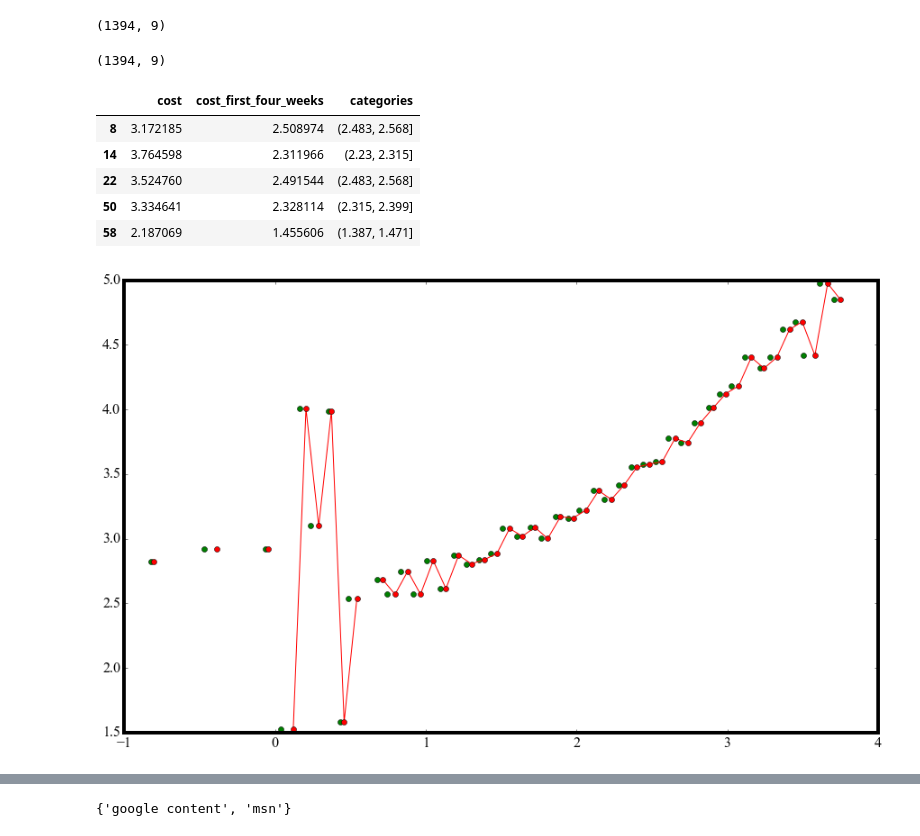
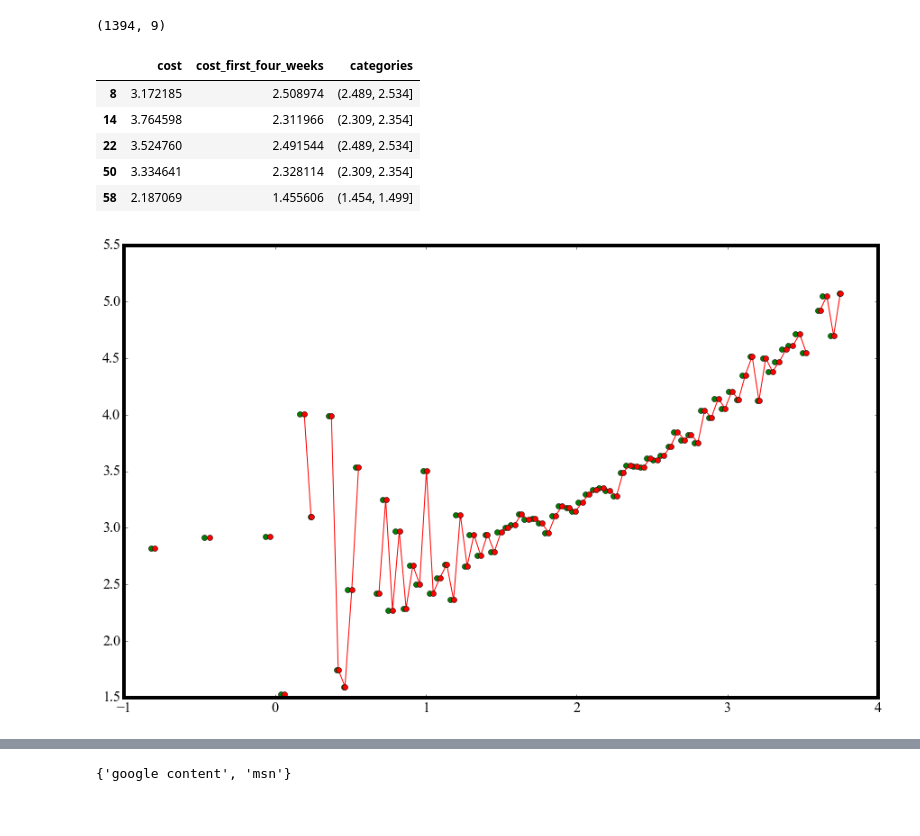
Before and after one commit to gmsardane/employer-ltv, a Jupyter notebook: ltv-calculation.ipynb, the cells around one changed output, grey strips where cells are left out. Cells and saved outputs as stored; diff of their text form; code cells hidden in the pictures.

```diff
--- a/ltv-calculation.ipynb
+++ b/ltv-calculation.ipynb
@@ -513,18 +513,17 @@ test_data.shape
 # %%
 test_data.loc[test_data['cost_first_four_weeks'] == 0, 'cost_first_four_weeks'] = 1e-3
 to_bin_1k = np.log10(test_data[['cost', 'cost_first_four_weeks']])
-hist, bin_edges = np.histogram(to_bin_1k['cost_first_four_weeks'], bins=80)
+hist, bin_edges = np.histogram(to_bin_1k['cost_first_four_weeks'], bins=150)
 categories = pd.cut(to_bin_1k['cost_first_four_weeks'], bin_edges)
 to_bin_1k['categories'] = pd.cut(to_bin_1k['cost_first_four_weeks'], bin_edges)
 to_bin_1k.head()
 # %% [output]
-(1394, 9)
 |  | cost | cost_first_four_weeks | categories |
-| 8 | 3.172185 | 2.508974 | (2.483, 2.568] |
-| 14 | 3.764598 | 2.311966 | (2.23, 2.315] |
-| 22 | 3.524760 | 2.491544 | (2.483, 2.568] |
-| 50 | 3.334641 | 2.328114 | (2.315, 2.399] |
-| 58 | 2.187069 | 1.455606 | (1.387, 1.471] |
+| 8 | 3.172185 | 2.508974 | (2.489, 2.534] |
+| 14 | 3.764598 | 2.311966 | (2.309, 2.354] |
+| 22 | 3.524760 | 2.491544 | (2.489, 2.534] |
+| 50 | 3.334641 | 2.328114 | (2.309, 2.354] |
+| 58 | 2.187069 | 1.455606 | (1.454, 1.499] |
 # %%
 g = pd.groupby(to_bin_1k['cost'], to_bin_1k['categories'])
 mean2 = g.mean()
@@ -539,7 +538,7 @@ x_means = h.mean()
 plt.plot(x_means, mean2, 'go');
 plt.plot(bin_edges[1:], mean2, 'r-o');
 # %% [output]
-[figure, old version]
+[figure, new version]
 # %%
 #sns.set_style("ticks", {"xtick.major.size": 8, "ytick.major.size": 8})
 #sns.set_style({"xtick.direction": "in","ytick.direction": "in"})
```
Also changed, not shown: parts of 4 cells of this notebook.
